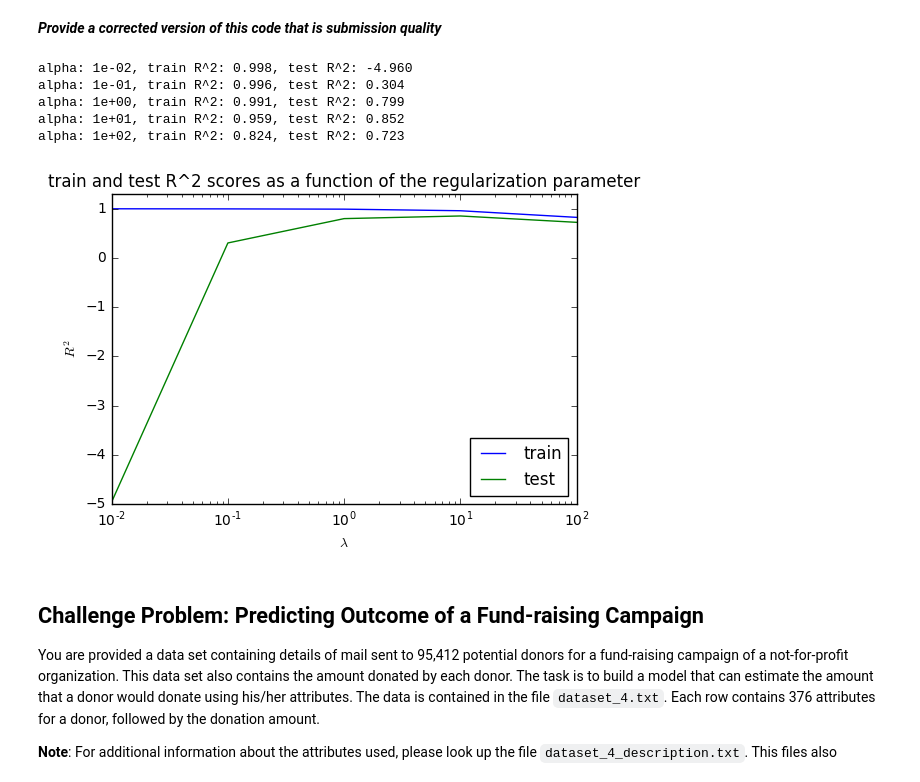
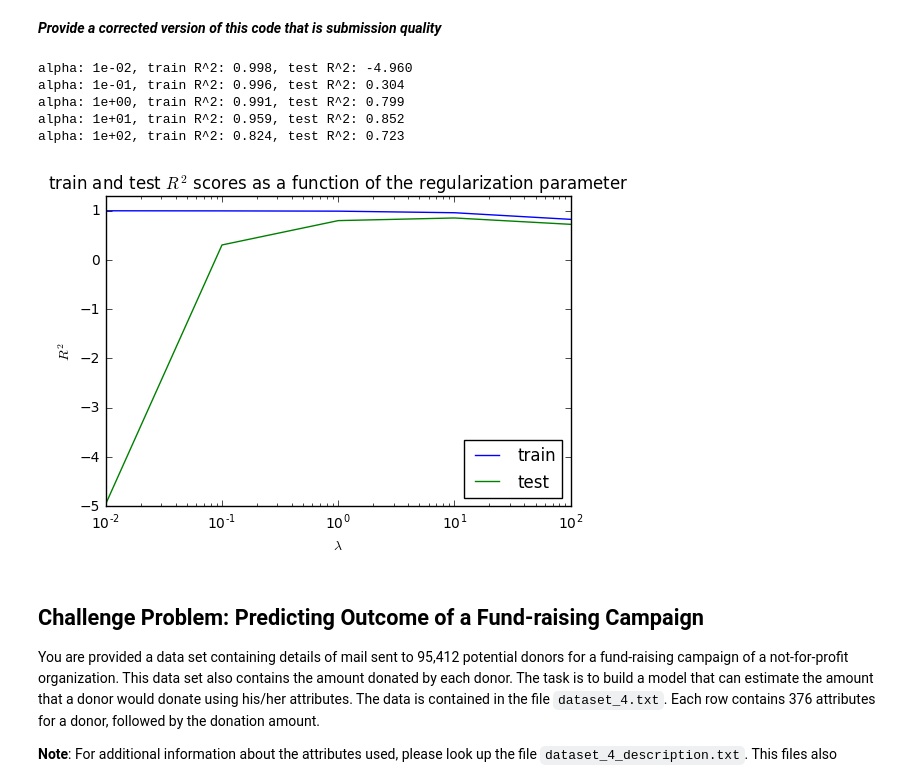
Before and after one commit to colbyZ/test1, a Jupyter notebook: hw/hw4/Zambalayev_Timur_CSCI_E_109a_HW4.ipynb, the cells around one changed output. Cells and saved outputs as stored; diff of their text form; code cells hidden in the pictures.

```diff
--- a/hw/hw4/Zambalayev_Timur_CSCI_E_109a_HW4.ipynb
+++ b/hw/hw4/Zambalayev_Timur_CSCI_E_109a_HW4.ipynb
@@ -935,6 +935,21 @@ def score(model, x, y, reg_param):
     return model.linear_regression.score(aug_x, aug_y)
 
 
+def plot_train_test_scores(alphas, test_score_list, train_score_list, ylim, legend_loc):
+    # Plot
+    plt.plot(alphas, train_score_list, label='train')
+    plt.plot(alphas, test_score_list, label='test')
+
+    plt.xscale('log')
+    plt.xlabel('$\lambda$')
+    plt.ylabel('$R^2$')
+    plt.title('train and test $R^2$ scores as a function of the regularization parameter')
+    plt.ylim(ylim)
+    plt.legend(loc=legend_loc)
+
+    plt.show()
+
+
 def ridge_regression_prob_3b():
     # Load
     data = np.loadtxt('datasets/dataset_3.txt', delimiter=',')
@@ -945,47 +960,35 @@ def ridge_regression_prob_3b():
     y = data[:, -1]
 
     x_train, x_test = split(x, split_index)
     y_train, y_test = split(y, split_index)
 
     # Params
     alphas = 10.0 ** np.arange(-2, 3)
 
     train_score_list = []
     test_score_list = []
 
     for alpha in alphas:
         model = get_ridge_regression(x_train, y_train, alpha)
         train_score = score(model, x_train, y_train, alpha)
         test_score = score(model, x_test, y_test, alpha)
 
         train_score_list.append(train_score)
         test_score_list.append(test_score)
 
         print 'alpha: %.0e, train R^2: %.3f, test R^2: %.3f' % (alpha, train_score, test_score)
 
-    # Plot
-    plt.plot(alphas, train_score_list, label='train')
-    plt.plot(alphas, test_score_list, label='test')
-
-    plt.xscale('log')
-    plt.xlabel('$\lambda$')
-    plt.ylabel('$R^2$')
-    plt.title('train and test R^2 scores as a function of the regularization parameter')
-    plt.ylim([-5.0, 1.3])
-
-    plt.legend(loc='lower right')
-
-    plt.show()
+    plot_train_test_scores(alphas, test_score_list, train_score_list, [-5.0, 1.3], 'lower right')
 
 
 ridge_regression_prob_3b()
 # %% [output]
 alpha: 1e-02, train R^2: 0.998, test R^2: -4.960
 alpha: 1e-01, train R^2: 0.996, test R^2: 0.304
 alpha: 1e+00, train R^2: 0.991, test R^2: 0.799
 alpha: 1e+01, train R^2: 0.959, test R^2: 0.852
 alpha: 1e+02, train R^2: 0.824, test R^2: 0.723
-[figure, old version]
+[figure, new version]
 # %% [markdown]
 ## Challenge Problem: Predicting Outcome of a Fund-raising Campaign
 You are provided a data set containing details of mail sent to 95,412 potential donors for a fund-raising campaign of a not-for-profit organization. This data set also contains the amount donated by each donor. The task is to build a model that can estimate the amount that a donor would donate using his/her attributes. The data is contained in the file `dataset_4.txt`. Each row contains 376 attributes for a donor, followed by the donation amount.
```
Also changed, not shown: 1 other file.
